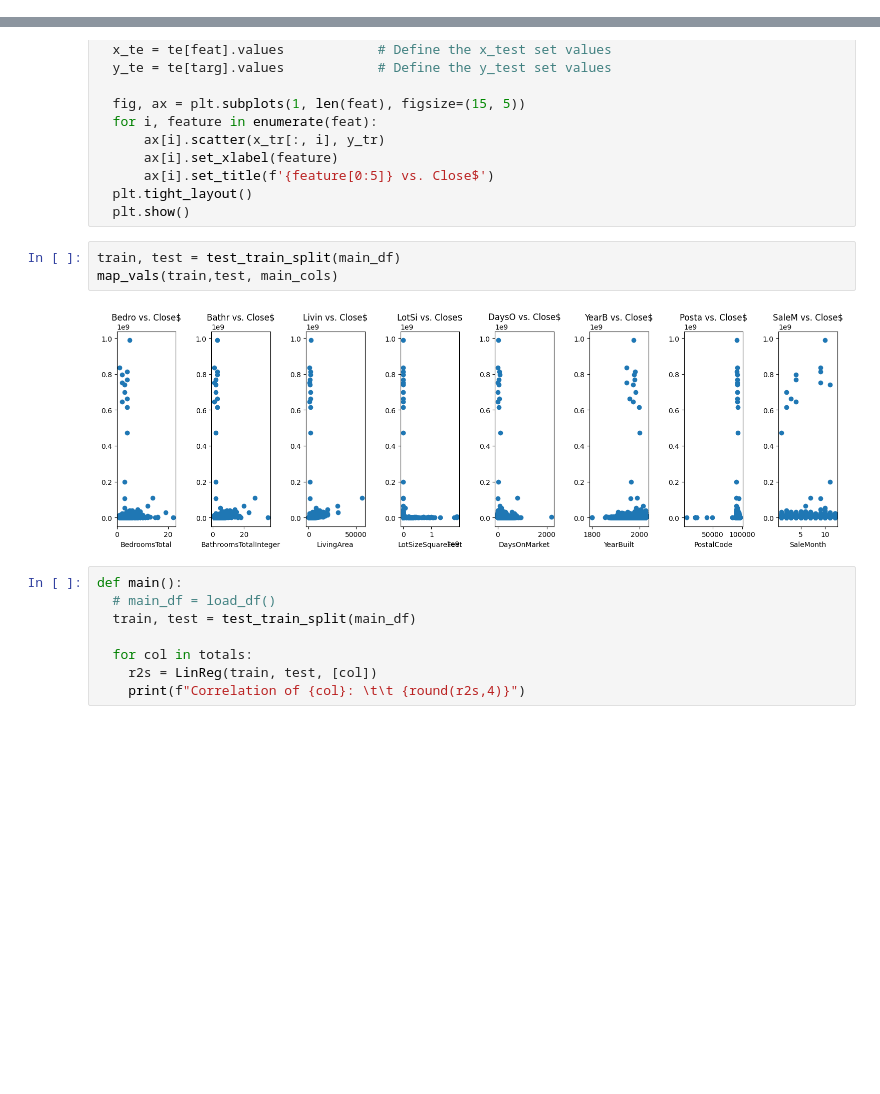
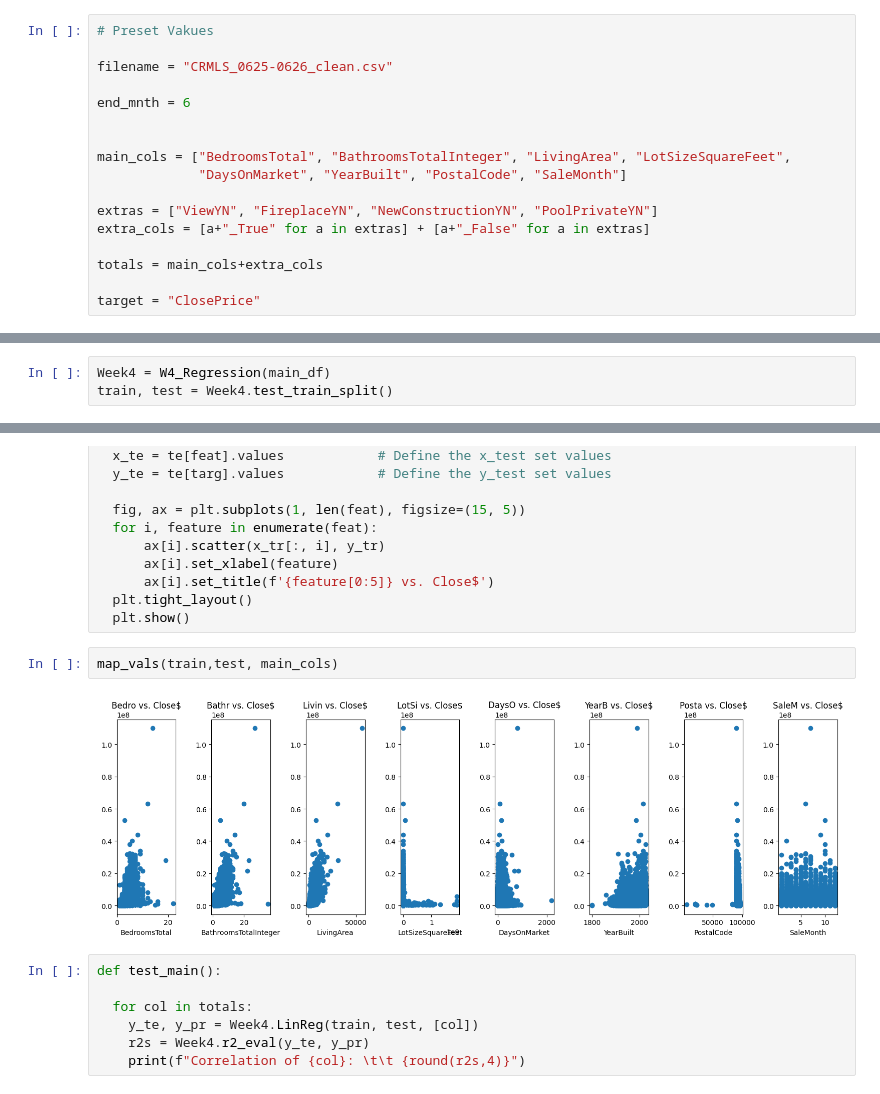
Before and after one commit to MaverickD-W/IDX_DS2026, a Jupyter notebook: Week 4/03_baseline_model.ipynb, the cells around one changed output, grey strips where cells are left out. Cells and saved outputs as stored; diff of their text form; blank space fills up the shorter version.

Commit message:
Week 8 Updates

```diff
--- a/Week 4/03_baseline_model.ipynb
+++ b/Week 4/03_baseline_model.ipynb
@@ -16,3 +12,20 @@ filename = "CRMLS_0525-0526_clean.csv"
+# %%
+# Preset Vakues
+
+filename = "CRMLS_0625-0626_clean.csv"
+
+end_mnth = 6
+
+
+main_cols = ["BedroomsTotal", "BathroomsTotalInteger", "LivingArea", "LotSizeSquareFeet",
+             "DaysOnMarket", "YearBuilt", "PostalCode", "SaleMonth"]
+
+extras = ["ViewYN", "FireplaceYN", "NewConstructionYN", "PoolPrivateYN"]
+extra_cols = [a+"_True" for a in extras] + [a+"_False" for a in extras]
+
+totals = main_cols+extra_cols
+
+target = "ClosePrice"
 # %%
 def load_df(file=filename):
   """
@@ -78,3 +98,6 @@ def LinReg(tr, te, feat=totals, targ=target):
+# %%
+Week4 = W4_Regression(main_df)
+train, test = Week4.test_train_split()
 # %% [markdown]
 # **Feature to Target Analysis**
 
@@ -125,15 +148,13 @@ def map_vals(tr, te, feat=totals, targ=target):
   plt.tight_layout()
   plt.show()
 # %%
-train, test = test_train_split(main_df)
 map_vals(train,test, main_cols)
 # %% [output]
-[figure, old version]
+[figure, new version]
 # %%
-def main():
-  # main_df = load_df()
-  train, test = test_train_split(main_df)
+def test_main():
 
   for col in totals:
-    r2s = LinReg(train, test, [col])
+    y_te, y_pr = Week4.LinReg(train, test, [col])
+    r2s = Week4.r2_eval(y_te, y_pr)
     print(f"Correlation of {col}: \t\t {round(r2s,4)}")
```
Also changed, not shown: parts of 23 cells of this notebook, 7 other files.
